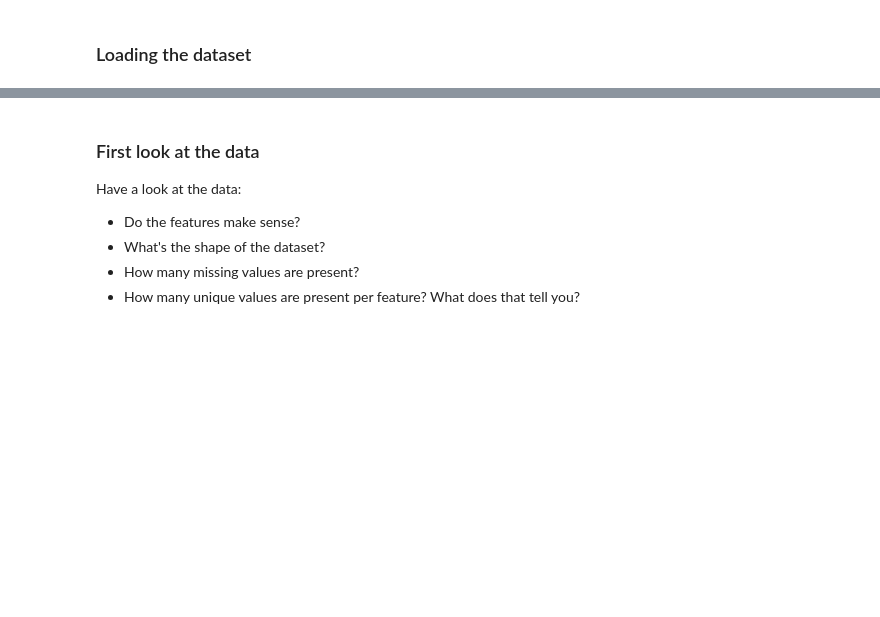
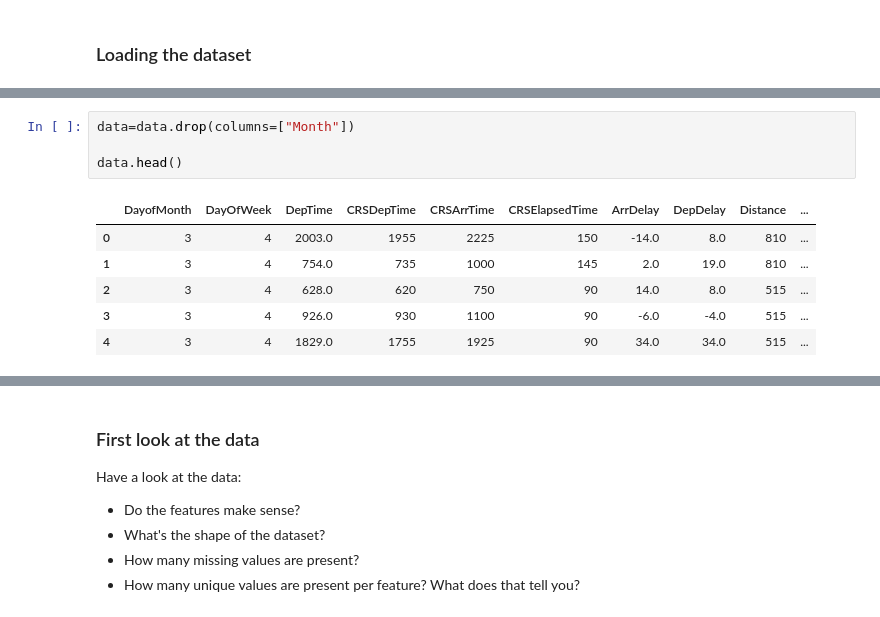
Before and after one commit to raj075/ML-Learning-Hub, a Jupyter notebook: Supervised classification/discriminative-and-generative-approaches--practical/practicals/generative_classifiers.ipynb, the cells around one changed output, grey strips where cells are left out. Drawn from its saved outputs; the diff is of its cells as text; blank space fills up the shorter version.

```diff
--- a/Supervised classification/discriminative-and-generative-approaches--practical/practicals/generative_classifiers.ipynb
+++ b/Supervised classification/discriminative-and-generative-approaches--practical/practicals/generative_classifiers.ipynb
@@ -27,0 +36,11 @@ data = pd.read_csv("data/flights08.csv")
+# %%
+data=data.drop(columns=["Month"])
+
+data.head()
+# %% [output]
+|  | DayofMonth | DayOfWeek | DepTime | CRSDepTime | CRSArrTime | CRSElapsedTime | ArrDelay | DepDelay | Distance | ... |
+| 0 | 3 | 4 | 2003.0 | 1955 | 2225 | 150 | -14.0 | 8.0 | 810 | ... |
+| 1 | 3 | 4 | 754.0 | 735 | 1000 | 145 | 2.0 | 19.0 | 810 | ... |
+| 2 | 3 | 4 | 628.0 | 620 | 750 | 90 | 14.0 | 8.0 | 515 | ... |
+| 3 | 3 | 4 | 926.0 | 930 | 1100 | 90 | -6.0 | -4.0 | 515 | ... |
+| 4 | 3 | 4 | 1829.0 | 1755 | 1925 | 90 | 34.0 | 34.0 | 515 | ... |
```
Also changed, not shown: parts of 11 cells of this notebook, 1 other file.
